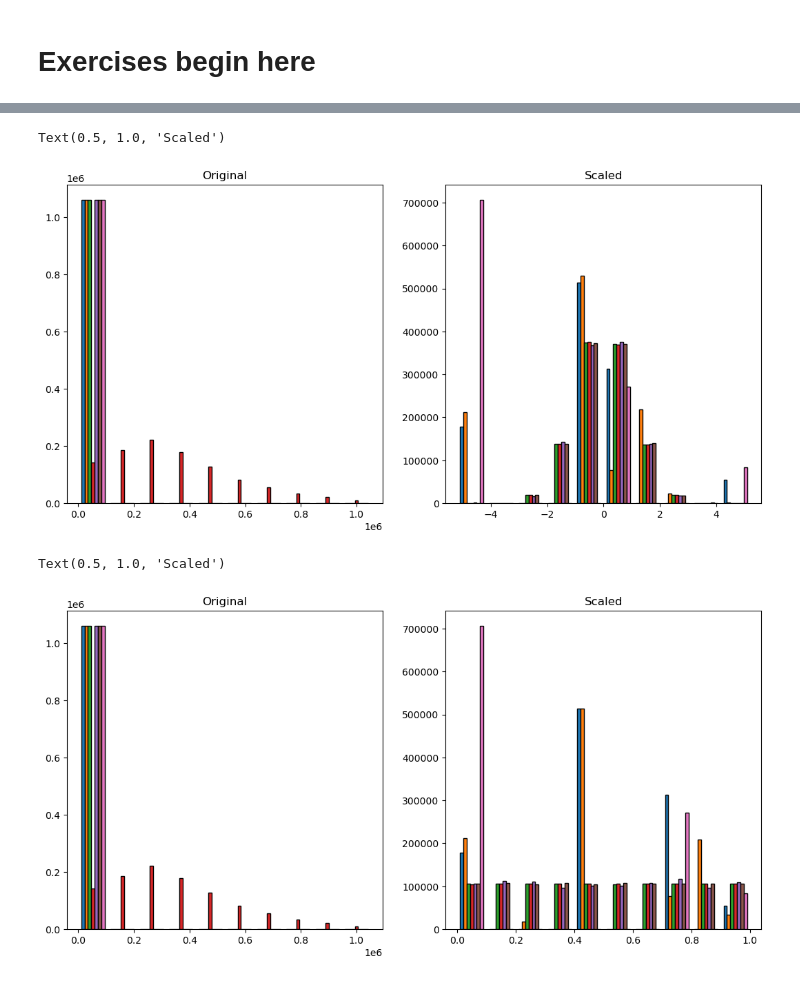
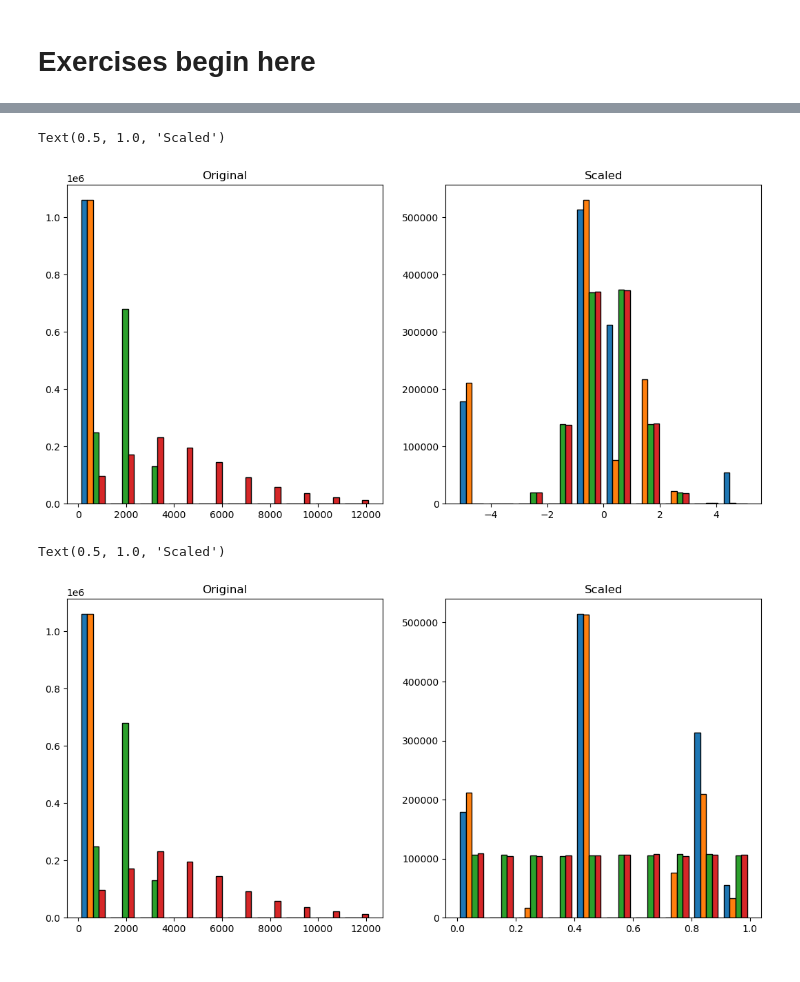
Before and after one commit to Andy-Jensen/regression-exercises, a Jupyter notebook: scaling.ipynb, the cells around one changed output, grey strips where cells are left out. Drawn from its saved outputs; the diff is of its cells as text; code cells hidden in the pictures.

```diff
--- a/scaling.ipynb
+++ b/scaling.ipynb
@@ -206,6 +206,7 @@ fences
 # Exercises begin here
 # %%
 z_train, z_val, z_test = tts_con(zillow_filtered)
+scale_feats= z_train[['bedroom_count', 'bathroom_count', 'calc_finished_square_ft', 'tax_amount']]
 # %%
 #Apply the scalers we talked about in this lesson to your data
 #and visualize the results for the unscaled and scaled distribution.
@@ -230,18 +229,17 @@ Text(0.5, 1.0, 'Scaled')
 # %%
 ss_scaler = sklearn.preprocessing.StandardScaler()
 
-ss_scaler.fit(z_train)
+ss_scaler.fit(scale_feats)
 
-z_train_scaled = ss_scaler.transform(z_train)
-z_validate_scaled = ss_scaler.transform(z_val)
-z_test_scaled = ss_scaler.transform(z_test)
+scale_feats_scaled = ss_scaler.transform(scale_feats)
+
 
 plt.figure(figsize=(13, 6))
 plt.subplot(121)
-plt.hist(z_train, bins=10, ec='black')
+plt.hist(scale_feats, bins=10, ec='black')
 plt.title('Original')
 plt.subplot(122)
-plt.hist(z_train_scaled, bins=10, ec='black')
+plt.hist(scale_feats_scaled, bins=10, ec='black')
 plt.title('Scaled')
 # %% [output]
 Text(0.5, 1.0, 'Scaled')
@@ -249,18 +247,16 @@ Text(0.5, 1.0, 'Scaled')
 # %%
 rs_scaler = sklearn.preprocessing.RobustScaler()
 
-rs_scaler.fit(z_train)
+rs_scaler.fit(scale_feats)
 
-z_train_scaled = rs_scaler.transform(z_train)
-z_validate_scaled = rs_scaler.transform(z_val)
-z_test_scaled = rs_scaler.transform(z_test)
+scale_feats_scaled = rs_scaler.transform(scale_feats)
 
 plt.figure(figsize=(13, 6))
 plt.subplot(121)
-plt.hist(z_train, bins=10, ec='black')
+plt.hist(scale_feats, bins=10, ec='black')
 plt.title('Original')
 plt.subplot(122)
-plt.hist(z_train_scaled, bins=10, ec='black')
+plt.hist(scale_feats_scaled, bins=10, ec='black')
 plt.title('Scaled')
 # %% [output]
 Text(0.5, 1.0, 'Scaled')
@@ -290,44 +286,40 @@ Text(0.5, 1.0, 'Scaled')
 
 qt_scaler=QuantileTransformer(output_distribution='normal')
 
-qt_scaler.fit(z_train)
+qt_scaler.fit(scale_feats)
 
-z_train_scaled = qt_scaler.transform(z_train)
-z_validate_scaled = qt_scaler.transform(z_val)
-z_test_scaled = qt_scaler.transform(z_test)
+scale_feats_scaled = qt_scaler.transform(scale_feats)
 
 plt.figure(figsize=(13, 6))
 plt.subplot(121)
-plt.hist(z_train, bins=10, ec='black')
+plt.hist(scale_feats, bins=10, ec='black')
 plt.title('Original')
 plt.subplot(122)
-plt.hist(z_train_scaled, bins=10, ec='black')
+plt.hist(scale_feats_scaled, bins=10, ec='black')
 plt.title('Scaled')
 # %% [output]
 Text(0.5, 1.0, 'Scaled')
-[figure, old version]
+[figure, new version]
 # %%
 #Use the QuantileTransformer, but omit the output_distribution argument.
 #Visualize your results. What do you notice?
 
 qt_scaler=QuantileTransformer()
 
-qt_scaler.fit(z_train)
+qt_scaler.fit(scale_feats)
 
-z_train_scaled = qt_scaler.transform(z_train)
-z_validate_scaled = qt_scaler.transform(z_val)
-z_test_scaled = qt_scaler.transform(z_test)
+scale_feats_scaled = qt_scaler.transform(scale_feats)
 
 plt.figure(figsize=(13, 6))
 plt.subplot(121)
-plt.hist(z_train, bins=10, ec='black')
+plt.hist(scale_feats, bins=10, ec='black')
 plt.title('Original')
 plt.subplot(122)
-plt.hist(z_train_scaled, bins=10, ec='black')
+plt.hist(scale_feats_scaled, bins=10, ec='black')
 plt.title('Scaled')
 # %% [output]
 Text(0.5, 1.0, 'Scaled')
-[figure, old version]
+[figure, new version]
 # %%
 #Based on the work you've done, choose a scaling method for your dataset.
 #Write a function within your prepare.py that accepts as input the train, validate, and
```
Also changed, not shown: parts of 10 cells of this notebook, 1 other file.
